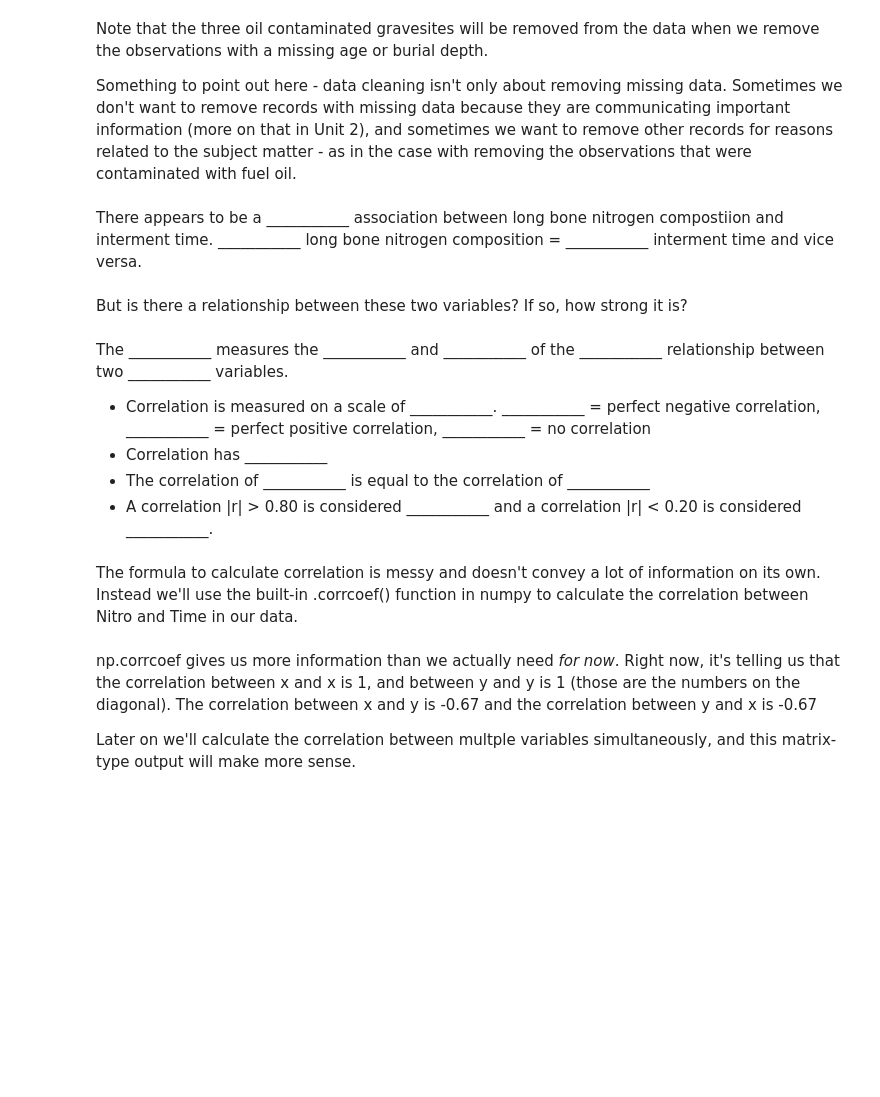
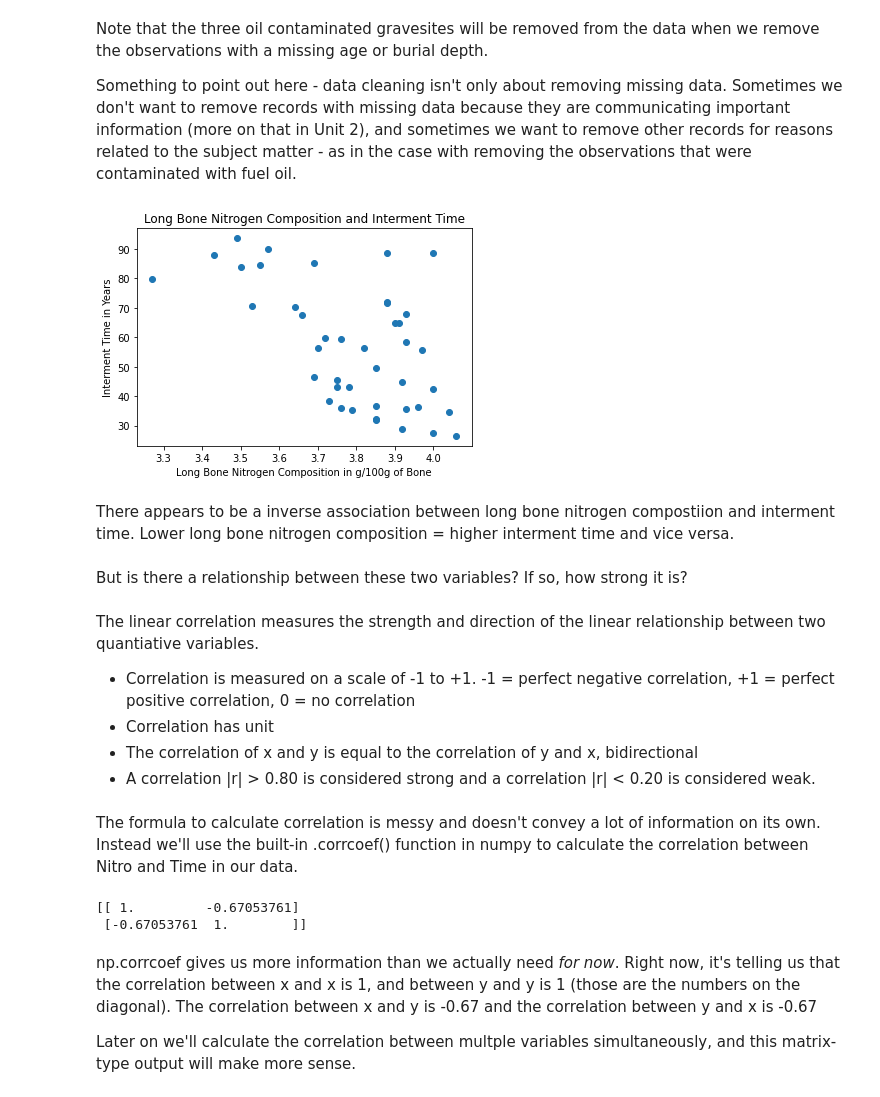
Before and after one commit to mariokart345/DS-Unit-1-Sprint-3-Linear-Algebra, a Jupyter notebook: module1-linear-correlation-regression/LS_DS_131_Simple_Linear_Regression.ipynb, the cells around one changed output. Drawn from its saved outputs; the diff is of its cells as text; code cells hidden in the pictures; blank space fills up the shorter version.

```diff
--- a/module1-linear-correlation-regression/LS_DS_131_Simple_Linear_Regression.ipynb
+++ b/module1-linear-correlation-regression/LS_DS_131_Simple_Linear_Regression.ipynb
@@ -110,30 +164,35 @@ Something to point out here - data cleaning isn't only about removing missing da
 # %%
 #Let's look at the scatterplot with the cleaned data.
 
 fig, ax = plt.subplots()
-
-
-
+plt.scatter(x=df['Nitro'],y=df['Time'])
 ax.set_title('Long Bone Nitrogen Composition and Interment Time')
 ax.set_xlabel('Long Bone Nitrogen Composition in g/100g of Bone')
 ax.set_ylabel('Interment Time in Years')
-
-
 plt.show()
+# %% [output]
+[figure, added]
 # %% [markdown]
-There appears to be a ___________ association between long bone nitrogen compostiion and interment time.  ___________ long bone nitrogen composition = ___________ interment time and vice versa.
+There appears to be a inverse association between long bone nitrogen compostiion and interment time. Lower long bone nitrogen composition = higher interment time and vice versa.
 # %% [markdown]
 But is there a relationship between these two variables?  If so, how strong it is?
 # %% [markdown]
-The ___________ measures the ___________ and ___________ of the ___________ relationship between two ___________ variables.
+The linear correlation measures the strength and direction of the linear relationship between two quantiative variables.
 
 
-- Correlation is measured on a scale of ___________.  ___________ = perfect negative correlation, ___________ = perfect positive correlation, ___________ = no correlation
-- Correlation has ___________
-- The correlation of ___________ is equal to the correlation of ___________
-- A correlation |r| > 0.80 is considered ___________ and a correlation |r| < 0.20 is considered ___________.
+- Correlation is measured on a scale of -1 to +1.  -1 = perfect negative correlation, +1 = perfect positive correlation, 0 = no correlation
+- Correlation has unit
+- The correlation of x and y is equal to the correlation of y and x, bidirectional
+- A correlation |r| > 0.80 is considered strong and a correlation |r| < 0.20 is considered weak.
 # %% [markdown]
 The formula to calculate correlation is messy and doesn't convey a lot of information on its own.  Instead we'll use the built-in .corrcoef() function in numpy to calculate the correlation between Nitro and Time in our data.
+# %%
+import numpy as np
+r = np.corrcoef(longbones['Nitro'],longbones['Time'])
+print(r)
+# %% [output]
+[[ 1.         -0.67053761]
+ [-0.67053761  1.        ]]
 # %% [markdown]
 np.corrcoef gives us more information than we actually need *for now*.  Right now, it's telling us that the correlation between x and x is 1, and between y and y is 1 (those are the numbers on the diagonal).  The correlation between x and y is -0.67 and the correlation between y and x is -0.67
 
```
Also changed, not shown: parts of 25 cells of this notebook.
